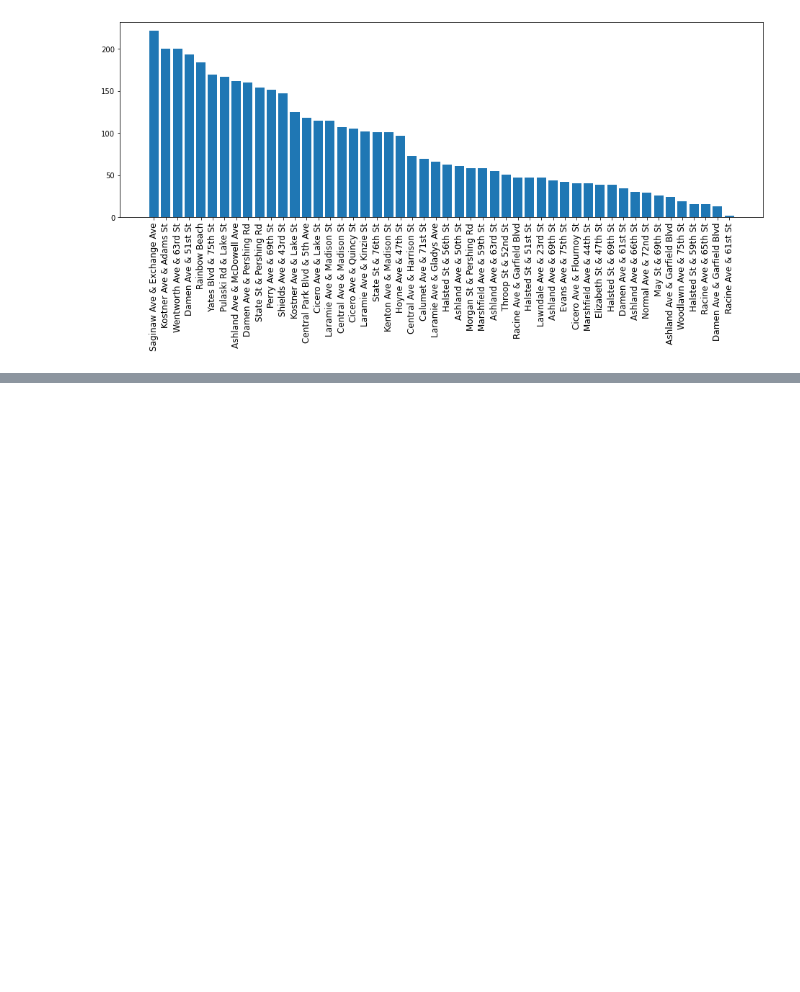
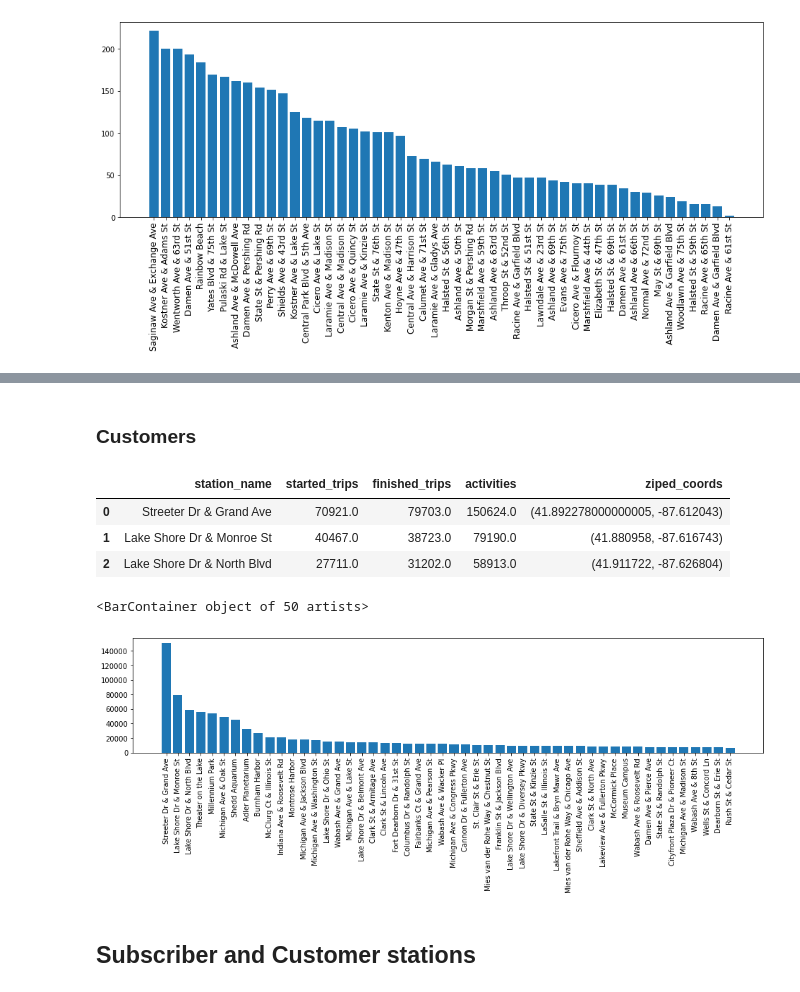
Before and after one commit to agruenb/PrescriptiveStruggle_BikeSharing, a Jupyter notebook: adrianWorkspace/Analysing Geographical data.ipynb, the cells around one changed output, grey strips where cells are left out. Saved outputs shown, nothing was run; the diff lists cells and outputs as text; code cells hidden in the pictures; blank space fills up the shorter version.

```diff
--- a/adrianWorkspace/Analysing Geographical data.ipynb
+++ b/adrianWorkspace/Analysing Geographical data.ipynb
@@ -113,0 +158,20 @@ log_map
+# %% [markdown]
+### Customers
+# %%
+#aggregate cust_data; started trip = ended trip = 1 activity
+cust_activity = asActivity(cust_data, coordinates)
+cust_activity.head(3)
+# %% [output]
+|  | station_name | started_trips | finished_trips | activities | ziped_coords |
+| 0 | Streeter Dr & Grand Ave | 70921.0 | 79703.0 | 150624.0 | (41.892278000000005, -87.612043) |
+| 1 | Lake Shore Dr & Monroe St | 40467.0 | 38723.0 | 79190.0 | (41.880958, -87.616743) |
+| 2 | Lake Shore Dr & North Blvd | 27711.0 | 31202.0 | 58913.0 | (41.911722, -87.626804) |
+# %%
+fig, ax = plt.subplots(figsize=[16,3])
+plt.setp(ax.xaxis.get_majorticklabels(),rotation=90,fontsize=10)
+ax.bar(cust_activity["station_name"].iloc[:50],cust_activity["activities"].iloc[:50])
+# %% [output]
+<BarContainer object of 50 artists>
+[figure, added]
+# %% [markdown]
+## Subscriber and Customer stations
```
Also changed, not shown: parts of 11 cells of this notebook.
